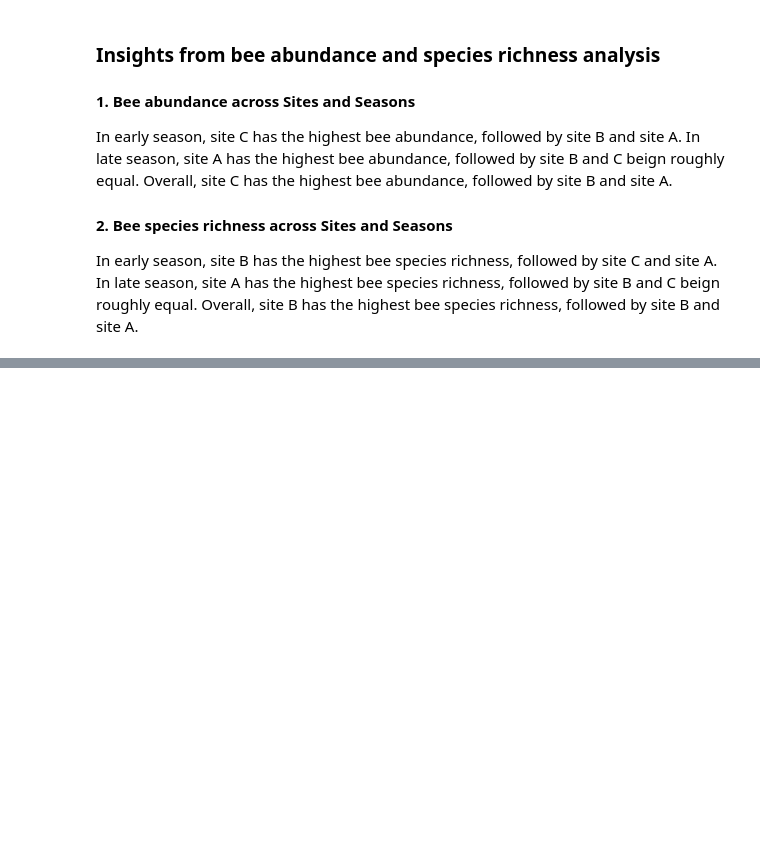
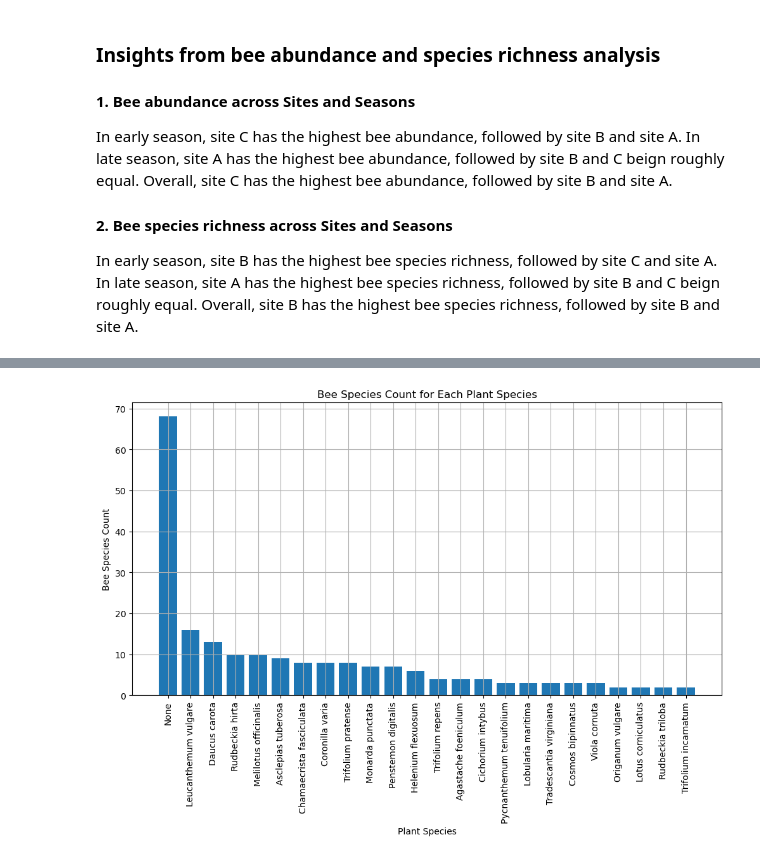
Before and after one commit to MukhammadSobirov/plants_and_bees, a Jupyter notebook: notebook.ipynb, the cells around one changed output, grey strips where cells are left out. Drawn from its saved outputs; the diff is of its cells as text; code cells hidden in the pictures; blank space fills up the shorter version.

```diff
--- a/notebook.ipynb
+++ b/notebook.ipynb
@@ -315,0 +339,16 @@ Name: bee_species, dtype: float64
+# %%
+#Calculate the count of bee species for each plant species
+bee_count_by_plant = df.groupby('plant_species')['bee_species'].nunique().reset_index()
+bee_count_by_plant = bee_count_by_plant.sort_values('bee_species', ascending=False)
+
+# Plot a bar chart to visualize the bee species count for each plant species
+plt.figure(figsize=(12, 6))
+plt.bar(bee_count_by_plant['plant_species'], bee_count_by_plant['bee_species'])
+plt.title('Bee Species Count for Each Plant Species')
+plt.xlabel('Plant Species')
+plt.ylabel('Bee Species Count')
+plt.xticks(rotation=90)
+plt.grid()
+plt.show()
+# %% [output]
+[figure, added]
```
Also changed, not shown: parts of 3 cells of this notebook.
